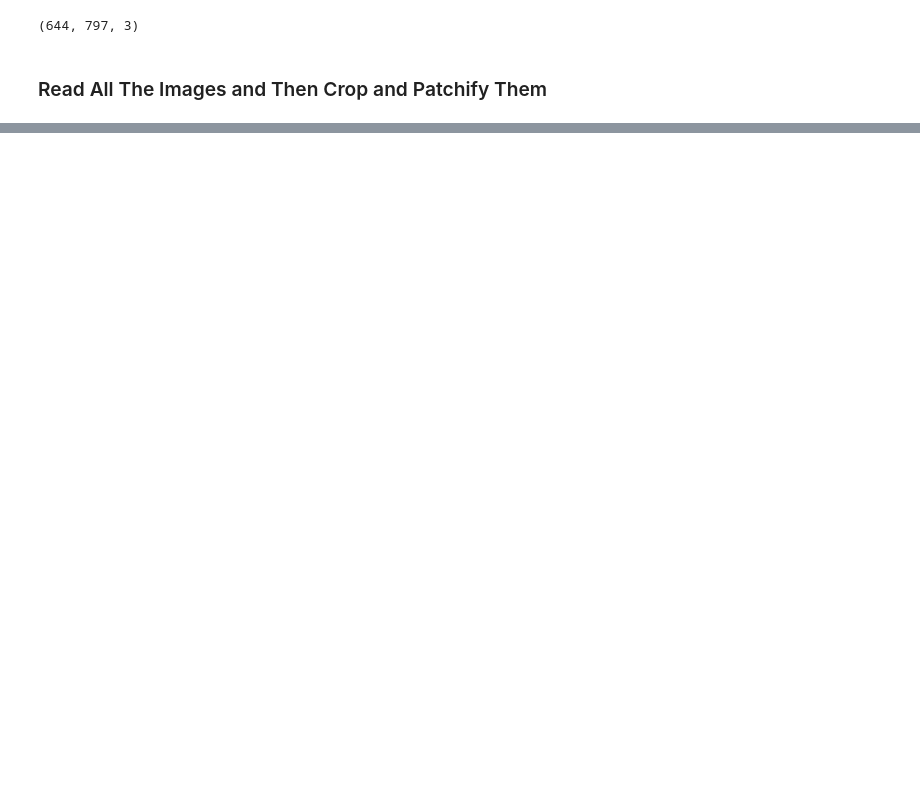
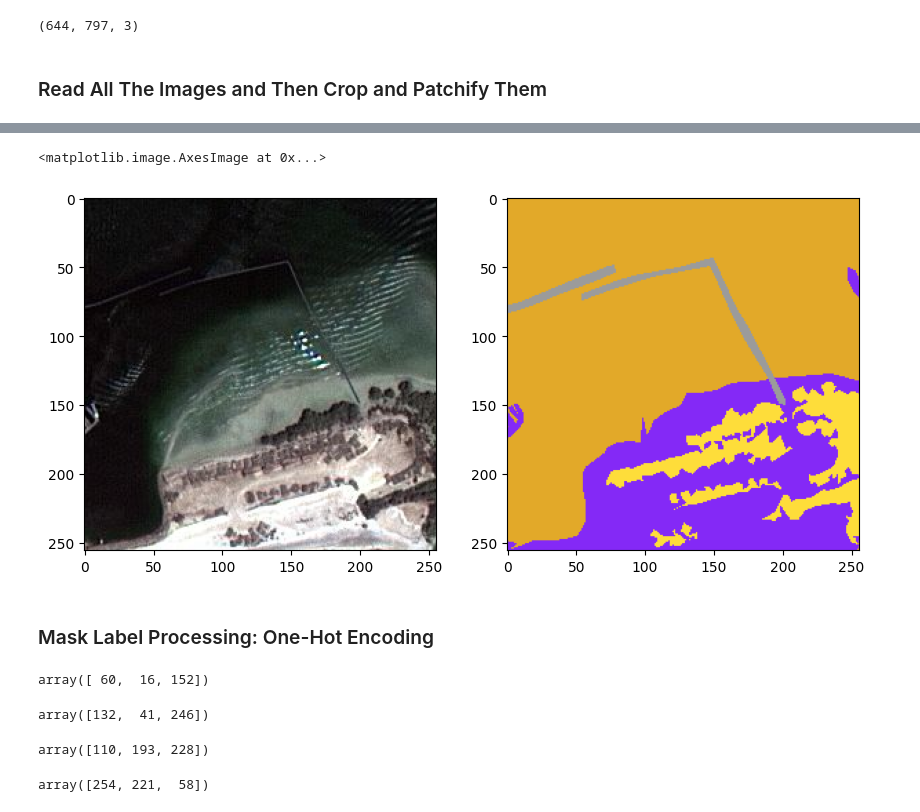
Before and after one commit to sdoan17/satellite-image-semantic-project, a Jupyter notebook: notebook/segmentation.ipynb, the cells around one changed output, grey strips where cells are left out. Cells and saved outputs as stored; diff of their text form; code cells hidden in the pictures; blank space fills up the shorter version.

```diff
--- a/notebook/segmentation.ipynb
+++ b/notebook/segmentation.ipynb
@@ -107,0 +85,36 @@ image_dataset
+# %%
+randome_img_id = random.randint(0, len(image_dataset)-1)
+plt.figure(figsize=(10,5))
+plt.subplot(121)
+plt.imshow(image_dataset[randome_img_id])
+plt.subplot(122)
+plt.imshow(mask_dataset[randome_img_id])
+# %% [output]
+<matplotlib.image.AxesImage at 0x...>
+[figure, added]
+# %% [markdown]
+### Mask Label Processing: One-Hot Encoding
+# %%
+class_building = "3C1098"
+class_building = np.array(tuple(int(class_building[i:i+2], 16) for i in (0, 2, 4))) # 16-bit because of hex
+class_building
+# %% [output]
+array([ 60,  16, 152])
+# %%
+class_land = "8429F6"
+class_land = np.array(tuple(int(class_land[i:i+2], 16) for i in (0, 2, 4))) # 16-bit because of hex
+class_land
+# %% [output]
+array([132,  41, 246])
+# %%
+class_road = "6EC1E4"
+class_road = np.array(tuple(int(class_road[i:i+2], 16) for i in (0, 2, 4))) # 16-bit because of hex
+class_road
+# %% [output]
+array([110, 193, 228])
+# %%
+class_vegetation = "FEDD3A"
+class_vegetation = np.array(tuple(int(class_vegetation[i:i+2], 16) for i in (0, 2, 4))) # 16-bit because of hex
+class_vegetation
+# %% [output]
+array([254, 221,  58])
```
Also changed, not shown: parts of 20 cells of this notebook.
